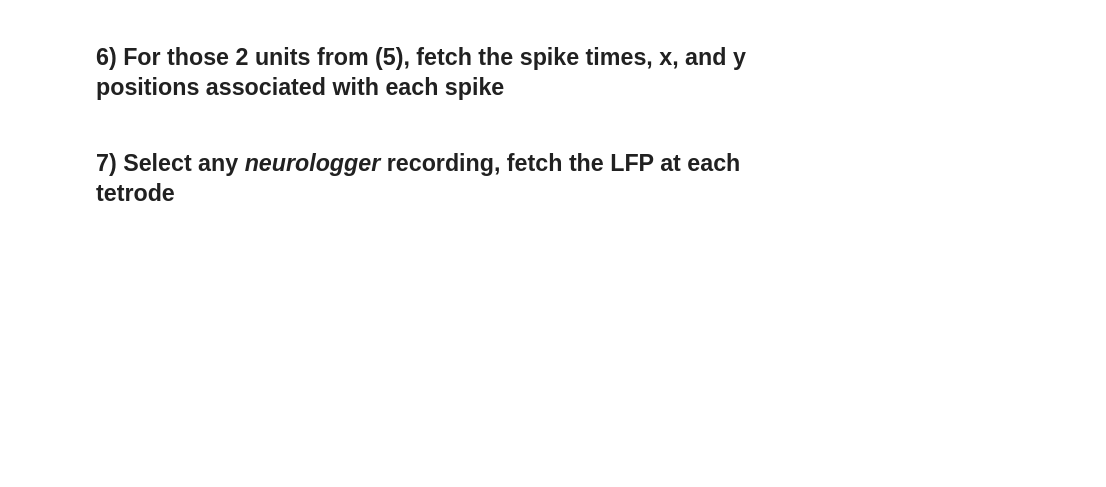
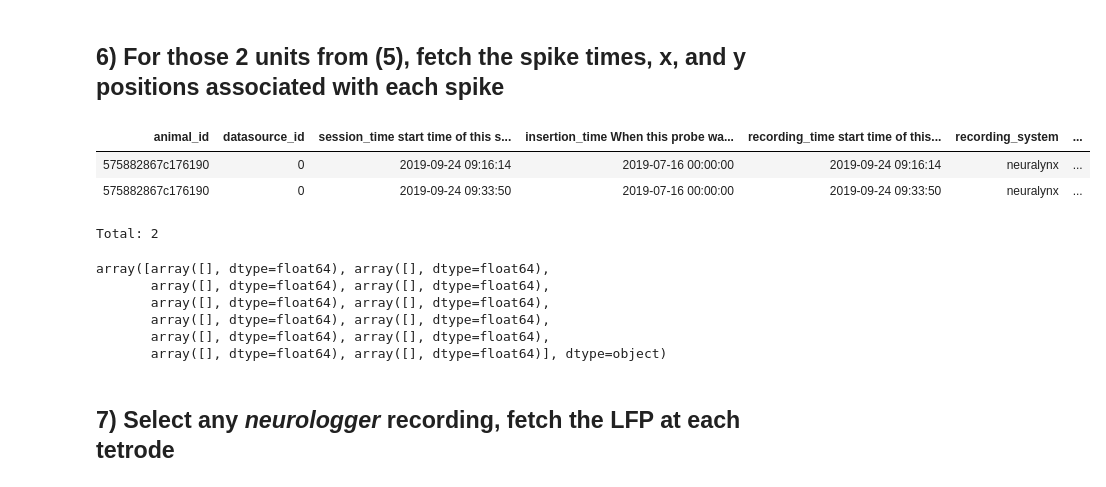
Before and after one commit to kavli-ntnu/dj-docs, a Jupyter notebook: notebooks/Sep2019 Workshop/Day 1 - Exercise.ipynb, the cells around one changed output. Saved outputs shown, nothing was run; the diff lists cells and outputs as text; code cells hidden in the pictures; blank space fills up the shorter version.

```diff
--- a/notebooks/Sep2019 Workshop/Day 1 - Exercise.ipynb
+++ b/notebooks/Sep2019 Workshop/Day 1 - Exercise.ipynb
@@ -152,0 +233,16 @@ for cluster_type in cluster_types:
+# %%
+acquisition.Recording * animal.Animal & 'animal_name = "86866"'
+# %% [output]
+| animal_id | datasource_id | session_time start time of this s... | insertion_time When this probe wa... | recording_time start time of this... | recording_system | ... |
+| 575882867c176190 | 0 | 2019-09-24 09:16:14 | 2019-07-16 00:00:00 | 2019-09-24 09:16:14 | neuralynx | ... |
+| 575882867c176190 | 0 | 2019-09-24 09:33:50 | 2019-07-16 00:00:00 | 2019-09-24 09:33:50 | neuralynx | ... |
+Total: 2
+# %%
+(ephys.UnitSpikeTimes * animal.Animal & 'animal_name = "86866"' & 'session_time = "2019-09-24 09:33:50"').fetch('unit_spike_times')
+# %% [output]
+array([array([], dtype=float64), array([], dtype=float64),
+       array([], dtype=float64), array([], dtype=float64),
+       array([], dtype=float64), array([], dtype=float64),
+       array([], dtype=float64), array([], dtype=float64),
+       array([], dtype=float64), array([], dtype=float64),
+       array([], dtype=float64), array([], dtype=float64)], dtype=object)
```
Also changed, not shown: parts of 115 cells of this notebook, 1 other file.
